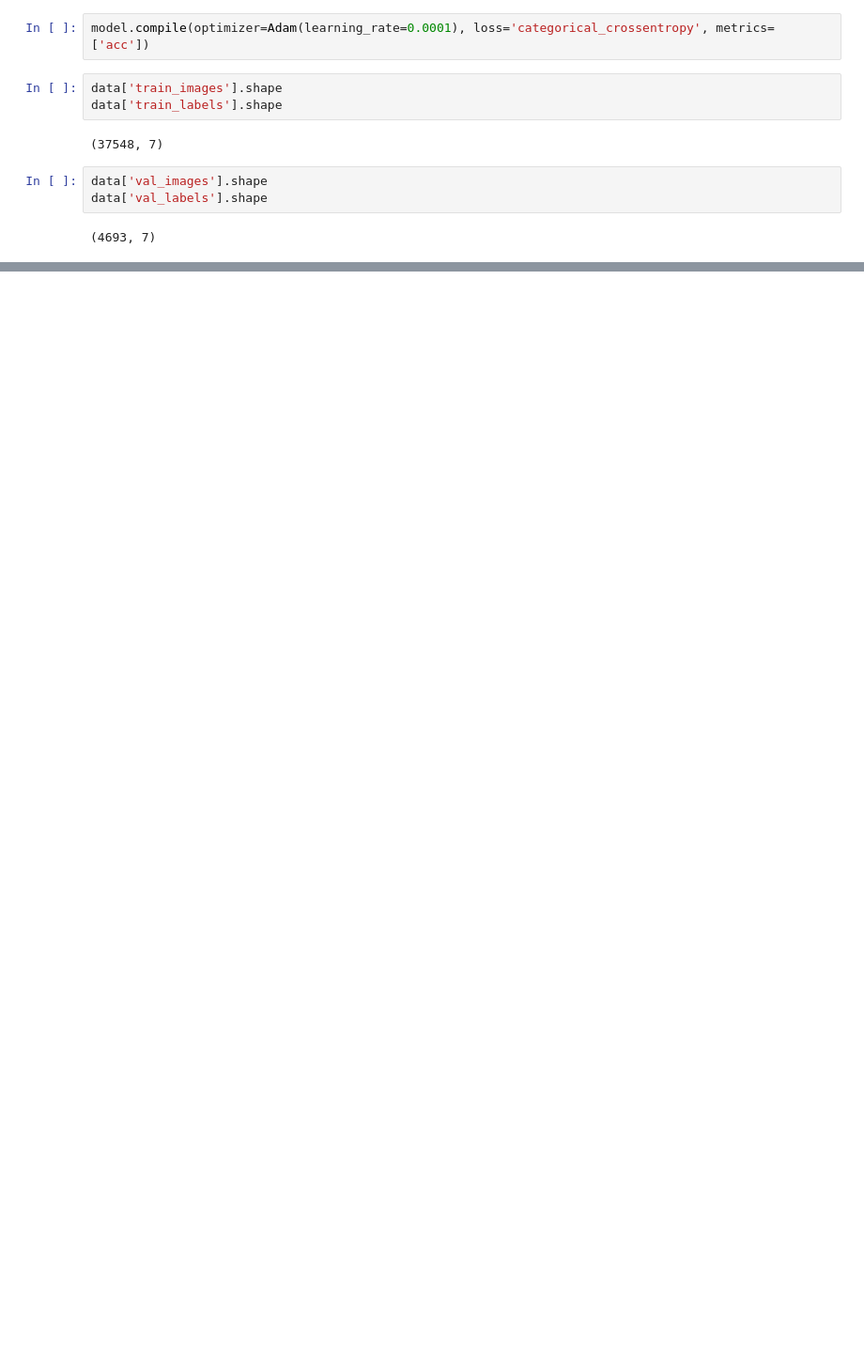
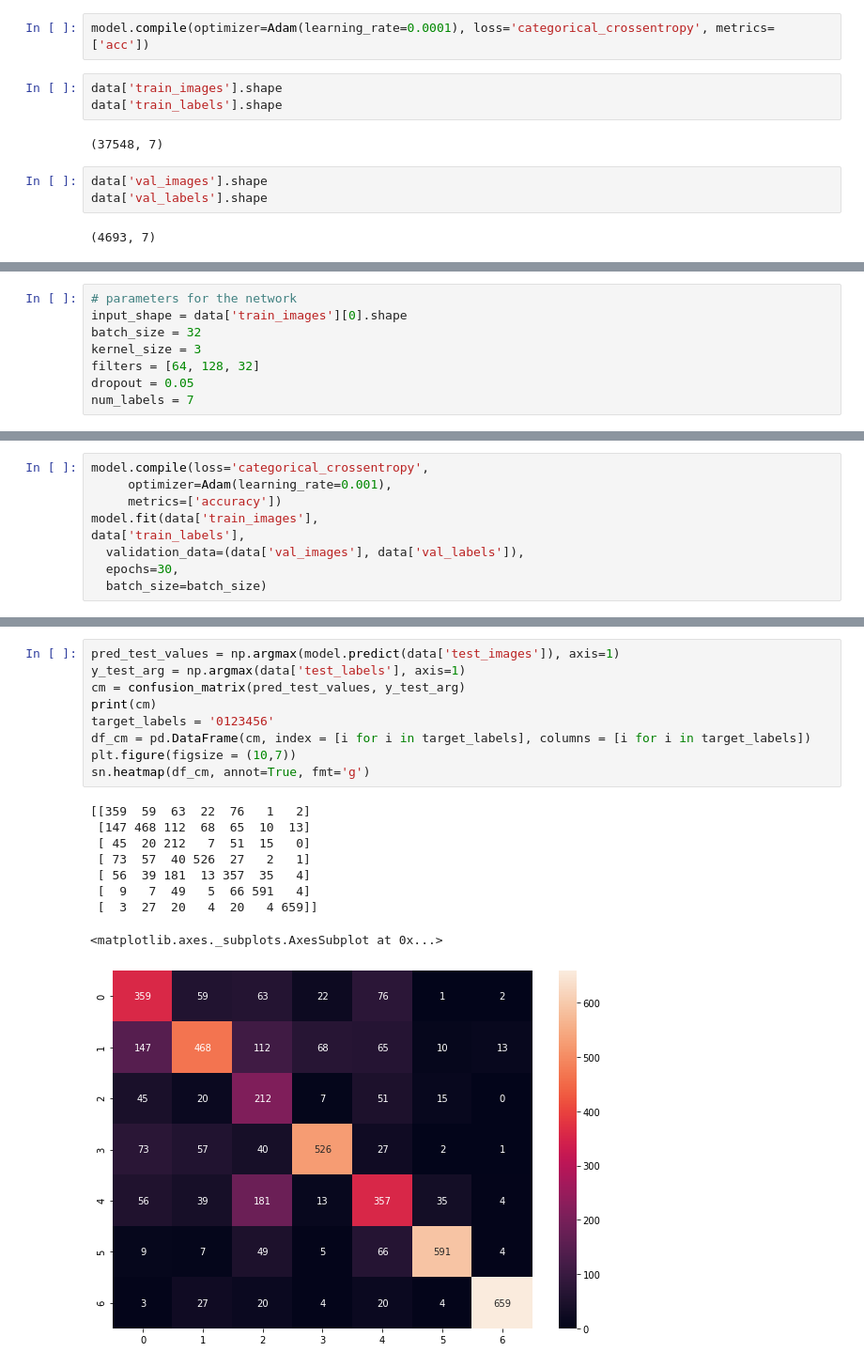
Before and after one commit to zahrasalarian/Artificial-Intelligence-in-Medicine-Projects, a Jupyter notebook: p3/main_p3.ipynb, the cells around one changed output, grey strips where cells are left out. Shown at 94% size. Saved outputs shown, nothing was run; the diff lists cells and outputs as text; blank space fills up the shorter version.

```diff
--- a/p3/main_p3.ipynb
+++ b/p3/main_p3.ipynb
@@ -434,0 +402,8 @@ weighted avg     0.7320    0.7280    0.7286      4694
+# %%
+# parameters for the network
+input_shape = data['train_images'][0].shape
+batch_size = 32
+kernel_size = 3
+filters = [64, 128, 32]
+dropout = 0.05
+num_labels = 7
@@ -434,0 +441,9 @@ weighted avg     0.7320    0.7280    0.7286      4694
+# %%
+model.compile(loss='categorical_crossentropy',
+	 optimizer=Adam(learning_rate=0.001),
+	 metrics=['accuracy'])
+model.fit(data['train_images'],
+data['train_labels'],
+  validation_data=(data['val_images'], data['val_labels']),
+  epochs=30,
+  batch_size=batch_size)
@@ -434,0 +477,19 @@ weighted avg     0.7320    0.7280    0.7286      4694
+# %%
+pred_test_values = np.argmax(model.predict(data['test_images']), axis=1)
+y_test_arg = np.argmax(data['test_labels'], axis=1)
+cm = confusion_matrix(pred_test_values, y_test_arg)
+print(cm)
+target_labels = '0123456'
+df_cm = pd.DataFrame(cm, index = [i for i in target_labels], columns = [i for i in target_labels])
+plt.figure(figsize = (10,7))
+sn.heatmap(df_cm, annot=True, fmt='g')
+# %% [output]
+[[359  59  63  22  76   1   2]
+ [147 468 112  68  65  10  13]
+ [ 45  20 212   7  51  15   0]
+ [ 73  57  40 526  27   2   1]
+ [ 56  39 181  13 357  35   4]
+ [  9   7  49   5  66 591   4]
+ [  3  27  20   4  20   4 659]]
+<matplotlib.axes._subplots.AxesSubplot at 0x...>
+[figure, added]
```
Also changed, not shown: parts of 39 cells of this notebook.
